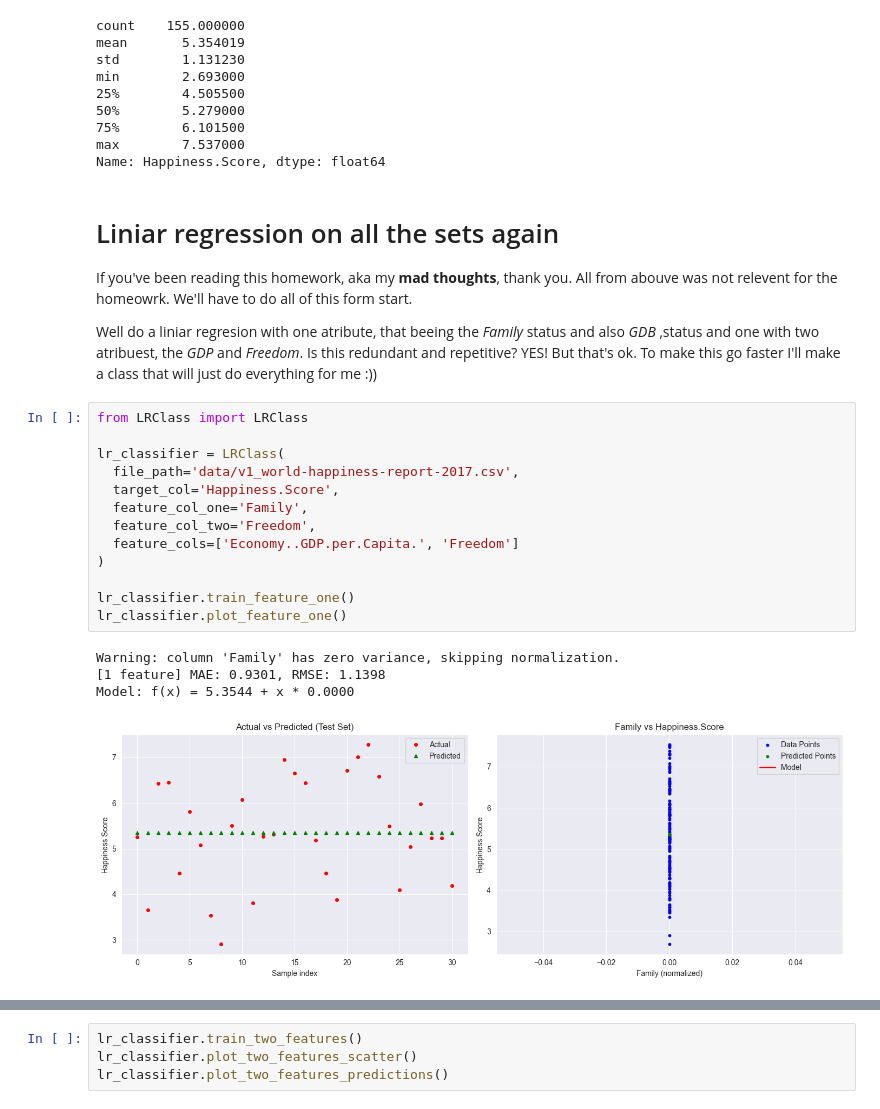
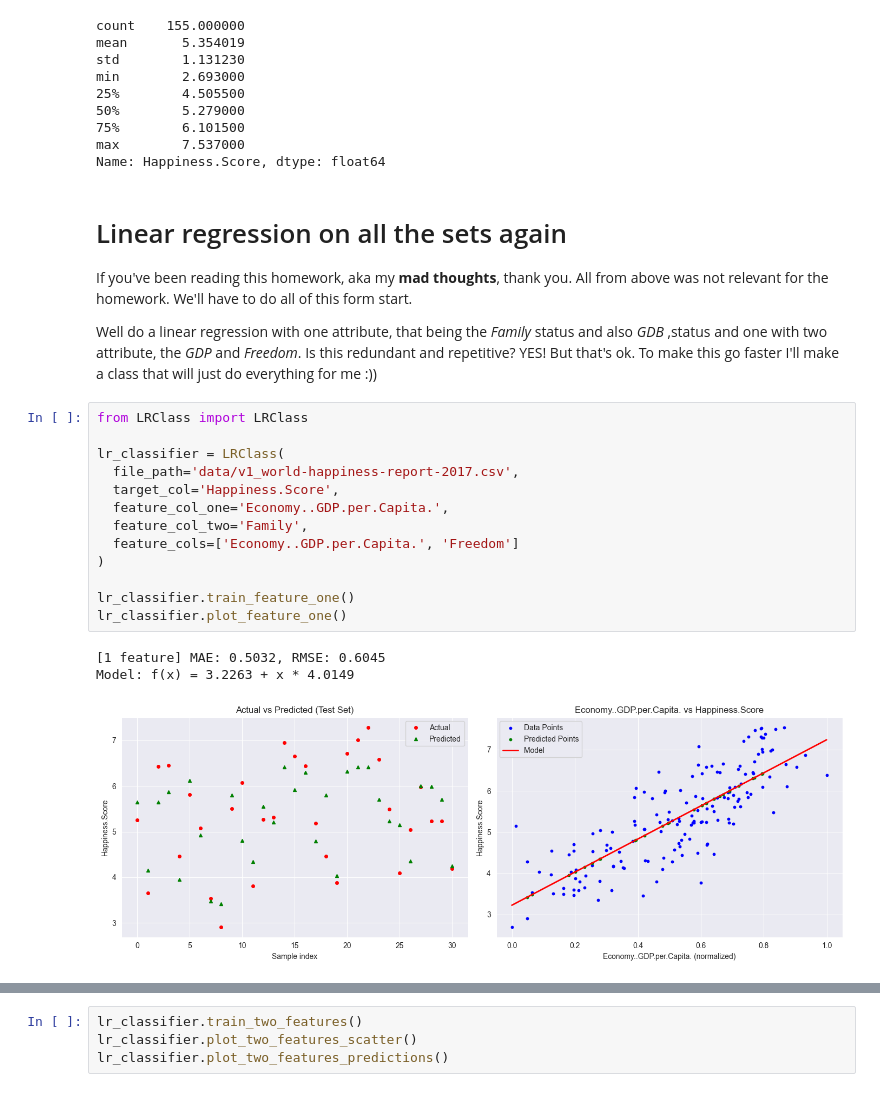
Before and after one commit to Crocodin/University_projects, a Jupyter notebook: semester 4/AI/Lab5/regression_model.ipynb, the cells around one changed output, grey strips where cells are left out. Drawn from its saved outputs; the diff is of its cells as text.

```diff
--- a/semester 4/AI/Lab5/regression_model.ipynb
+++ b/semester 4/AI/Lab5/regression_model.ipynb
@@ -141,28 +141,27 @@ min        2.693000
 max        7.537000
 Name: Happiness.Score, dtype: float64
 # %% [markdown]
-# Liniar regression on all the sets again
-If you've been reading this homework, aka my **mad thoughts**, thank you. All from abouve was not relevent for the homeowrk. We'll have to do all of this form start.
+# Linear regression on all the sets again
+If you've been reading this homework, aka my **mad thoughts**, thank you. All from above was not relevant for the homework. We'll have to do all of this form start.
 
-Well do a liniar regresion with one atribute, that beeing the _Family_ status and also _GDB_ ,status and one with two atribuest, the _GDP_ and _Freedom_. Is this redundant and repetitive? YES! But that's ok. To make this go faster I'll make a class that will just do everything for me :))
+Well do a linear regression with one attribute, that being the _Family_ status and also _GDB_ ,status and one with two attribute, the _GDP_ and _Freedom_. Is this redundant and repetitive? YES! But that's ok. To make this go faster I'll make a class that will just do everything for me :))
 # %%
 from LRClass import LRClass
 
 lr_classifier = LRClass(
   file_path='data/v1_world-happiness-report-2017.csv',
   target_col='Happiness.Score',
-  feature_col_one='Family',
-  feature_col_two='Freedom',
+  feature_col_one='Economy..GDP.per.Capita.',
+  feature_col_two='Family',
   feature_cols=['Economy..GDP.per.Capita.', 'Freedom']
 )
 
 lr_classifier.train_feature_one()
 lr_classifier.plot_feature_one()
 # %% [output]
-Warning: column 'Family' has zero variance, skipping normalization.
-[1 feature] MAE: 0.9301, RMSE: 1.1398
-Model: f(x) = 5.3544 + x * 0.0000
+[1 feature] MAE: 0.5032, RMSE: 0.6045
+Model: f(x) = 3.2263 + x * 4.0149
-[figure, old version]
+[figure, new version]
 # %%
 lr_classifier.train_feature_two()
 lr_classifier.plot_feature_two()
```
Also changed, not shown: parts of 8 cells of this notebook, 2 other files.
